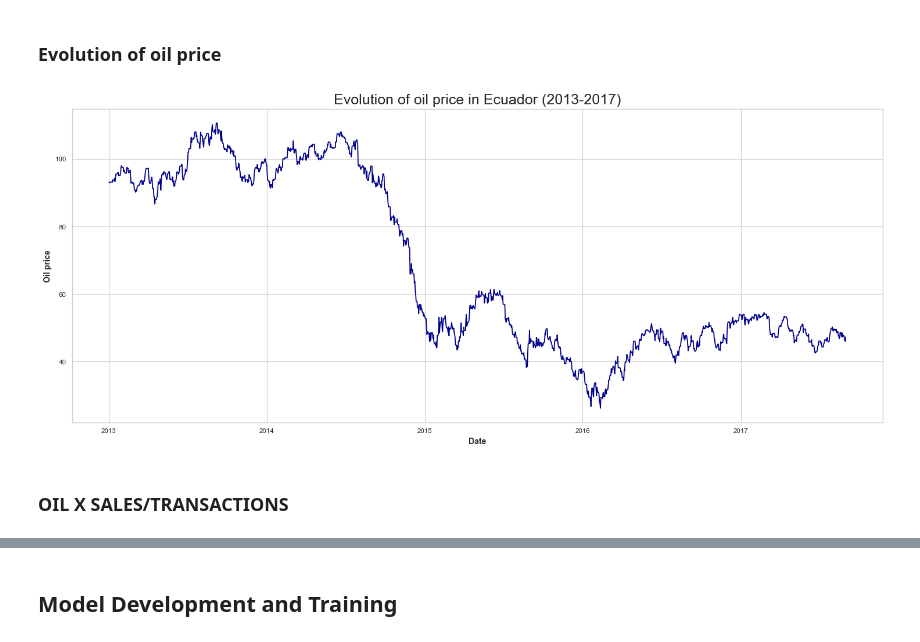
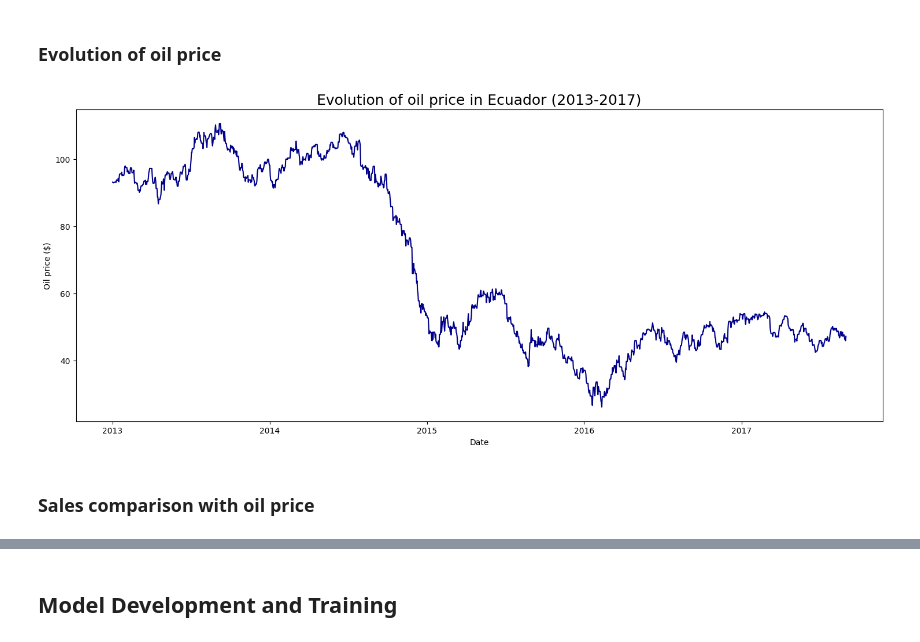
Before and after one commit to plss12/Store-Sales-TSF, a Jupyter notebook: TSF.ipynb, the cells around one changed output, grey strips where cells are left out. Saved outputs shown, nothing was run; the diff lists cells and outputs as text; code cells hidden in the pictures.

```diff
--- a/TSF.ipynb
+++ b/TSF.ipynb
@@ -547,14 +586,14 @@ plt.show()
 # %%
 plt.figure(figsize=(18, 7))
 
-plt.plot(oil["date"], oil["dcoilwtico"], color='darkblue')
+sns.lineplot(data=oil, x="date", y="dcoilwtico", color='darkblue')
 
 plt.title("Evolution of oil price in Ecuador (2013-2017)", fontsize=18)
-plt.ylabel("Oil price")
+plt.ylabel("Oil price ($)")
 plt.xlabel("Date")
 
 plt.show()
 # %% [output]
-[figure, old version]
+[figure, new version]
 # %% [markdown]
-### OIL X SALES/TRANSACTIONS
+### Sales comparison with oil price
```
Also changed, not shown: parts of 21 cells of this notebook.
